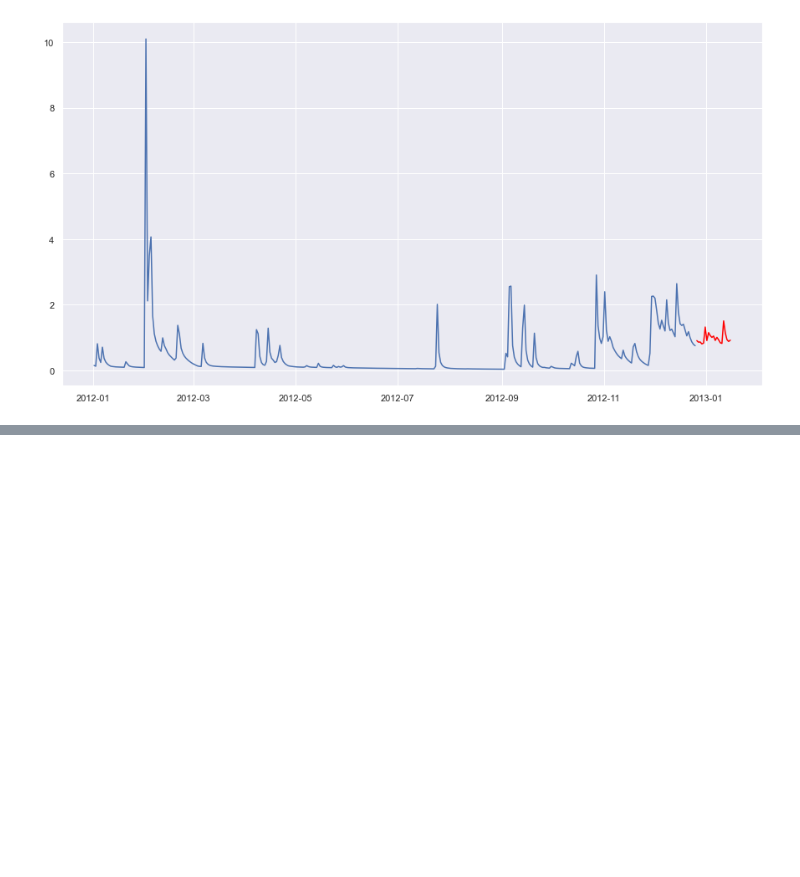
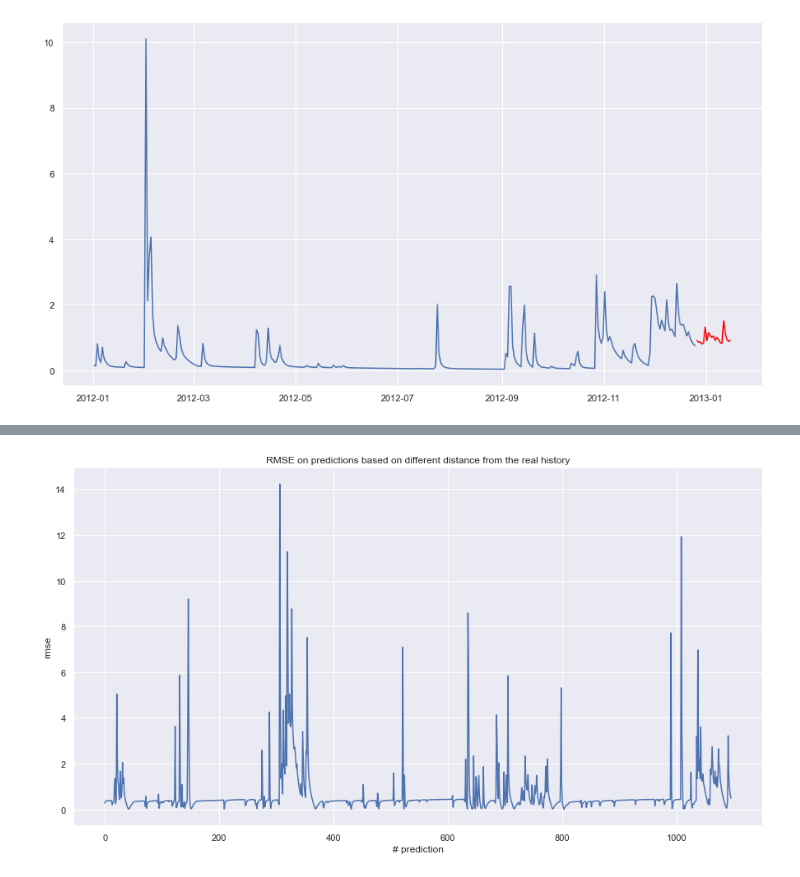
Before and after one commit to kode-git/copernicus, a Jupyter notebook: Data_Modelling_and_Evaluation.ipynb, the cells around one changed output, grey strips where cells are left out. Cells and saved outputs as stored; diff of their text form; code cells hidden in the pictures; blank space fills up the shorter version.

Commit message:
Adding VAR modelling

```diff
--- a/Data_Modelling_and_Evaluation.ipynb
+++ b/Data_Modelling_and_Evaluation.ipynb
@@ -408,0 +430,3 @@ SARIMA represents an excellent baseline to improve the model implementation usin
+# %%
+train = df[:int(0.8*(len(df)))]
+valid = df[int(0.8*(len(df))):]
@@ -408,0 +447,7 @@ SARIMA represents an excellent baseline to improve the model implementation usin
+# %%
+train = np.asarray(train)
+# %%
+from statsmodels.tsa.vector_ar.var_model import VAR
+model = VAR(endog=train.astype(float))
+var_model = model.fit()
+var_model.summary()
@@ -408,0 +472,4 @@ SARIMA represents an excellent baseline to improve the model implementation usin
+# %%
+# make prediction on validation
+ite = 1096
+prediction = var_model.forecast(var_model.endog, steps = ite)
@@ -408,0 +488,17 @@ SARIMA represents an excellent baseline to improve the model implementation usin
+# %%
+import math
+from sklearn.metrics import mean_squared_error
+rmse = []
+for i in range(0, ite):
+    rmse.append(math.sqrt(mean_squared_error([prediction[i][0]],[test['discharge'][i]])))
+
+
+rmse = np.asarray(rmse)
+index = np.asarray([i for i in range(0,ite)])
+plt.plot(index, rmse)
+plt.title('RMSE on predictions based on different distance from the real history')
+plt.xlabel('# prediction')
+plt.ylabel('rmse')
+plt.show()
+# %% [output]
+[figure, added]
```
Also changed, not shown: parts of 19 cells of this notebook.
